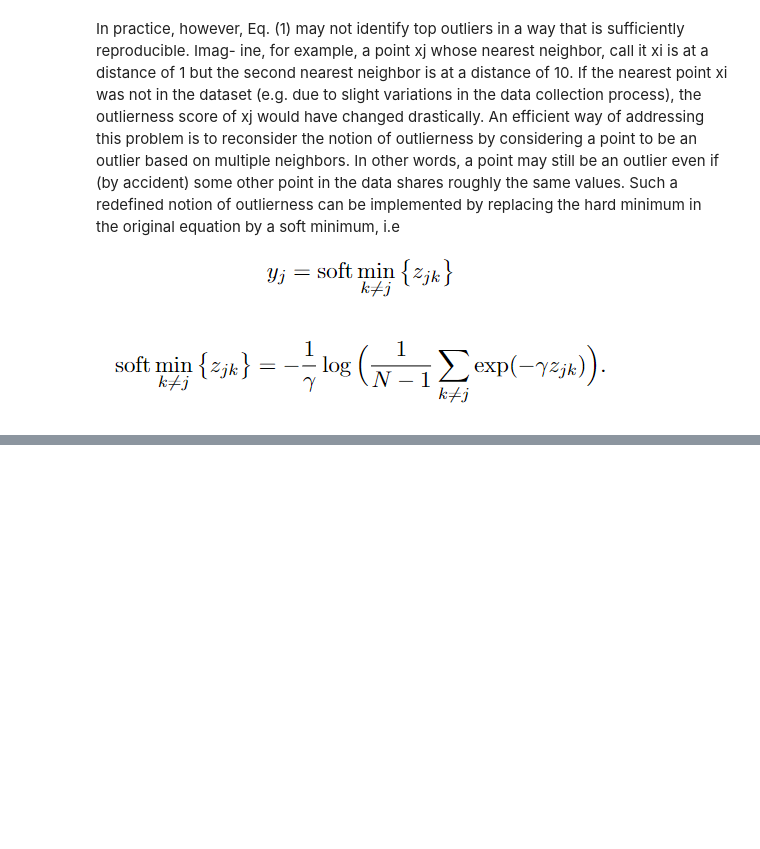
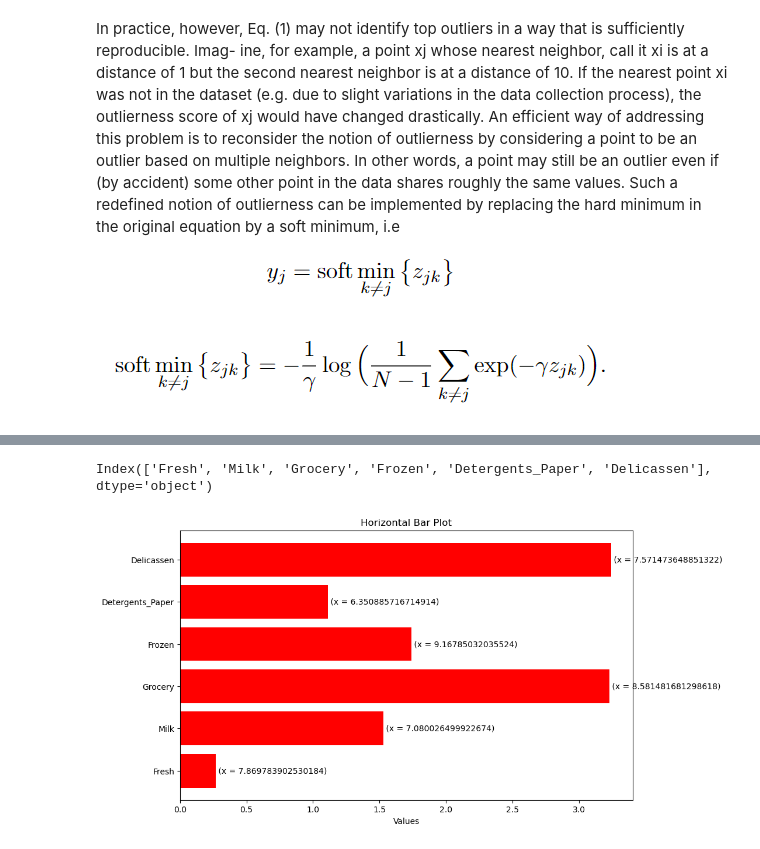
Before and after one commit to mertyaylacigit/ML-for-Data-Science, a Jupyter notebook: Part 1/Lab ML for Data Science - Part I.ipynb, the cells around one changed output, grey strips where cells are left out. Drawn from its saved outputs; the diff is of its cells as text; code cells hidden in the pictures; blank space fills up the shorter version.

```diff
--- a/Part 1/Lab ML for Data Science - Part I.ipynb
+++ b/Part 1/Lab ML for Data Science - Part I.ipynb
@@ -437,0 +340,9 @@ ValueError: Can only compare identically-labeled (both index and columns) DataFr
+# %%
+all_anamoly_scores = data_log_anomaly["outlier_score"]
+# %%
+gamma = 0.1
+r_k_j = np.zeros(all_distances.shape)
+for row,i in enumerate(all_distances):
+    for column,j in enumerate(i):
+        r_k_j[row][column] = np.exp(-gamma*j)/(np.sum(np.exp(-gamma*i))-np.exp(-gamma*j))*all_anamoly_scores[row]
+r_k_j
@@ -437,0 +371,18 @@ ValueError: Can only compare identically-labeled (both index and columns) DataFr
+# %%
+def rij(df):
+    r_i_j = np.zeros((440,6))
+    distances_features = np.zeros((440)) # store the values to be summed
+
+
+    for j in range(len(df)):
+        for i in range(6): # i=6 features
+            for k in range(len(df)):
+                if j!=k:
+                     # calculate 439 squared difference of i-th feature / squared Euclidian distance of all features * R_k_j
+                    distances_features[k] = (df.iloc[k,i] - df.iloc[j,i]) **2  /  all_distances[j][k]  *  r_k_j[j][k]
+            r_i_j[j][i] = np.sum(distances_features)
+            distances_features = np.zeros((440)) # reset
+
+    return r_i_j
+
+r_i_j = rij(data_log_anomaly)
@@ -437,0 +404,22 @@ ValueError: Can only compare identically-labeled (both index and columns) DataFr
+# %%
+data_log_anomaly.columns[2:8]
+# %% [output]
+Index(['Fresh', 'Milk', 'Grocery', 'Frozen', 'Detergents_Paper', 'Delicassen'], dtype='object')
+# %%
+def plot_feature_contribution(df, instance):
+    categories = data_log_anomaly.columns[2:8]
+    # Creating the bar plot
+    plt.figure(figsize=(10, 6))
+    bars = plt.barh(categories, r_i_j[instance], color='red')
+
+    # Adding text labels to the bars
+    for bar, value in zip(bars, df.iloc[instance,2:8]):
+        plt.text(bar.get_width(), bar.get_y() + bar.get_height() / 2, f' (x = {value})', va='center')
+
+    plt.xlabel('Values')
+    plt.title('Horizontal Bar Plot')
+    plt.show()
+
+plot_feature_contribution(data_log_anomaly, 339)
+# %% [output]
+[figure, added]
```
Also changed, not shown: parts of 35 cells of this notebook.
